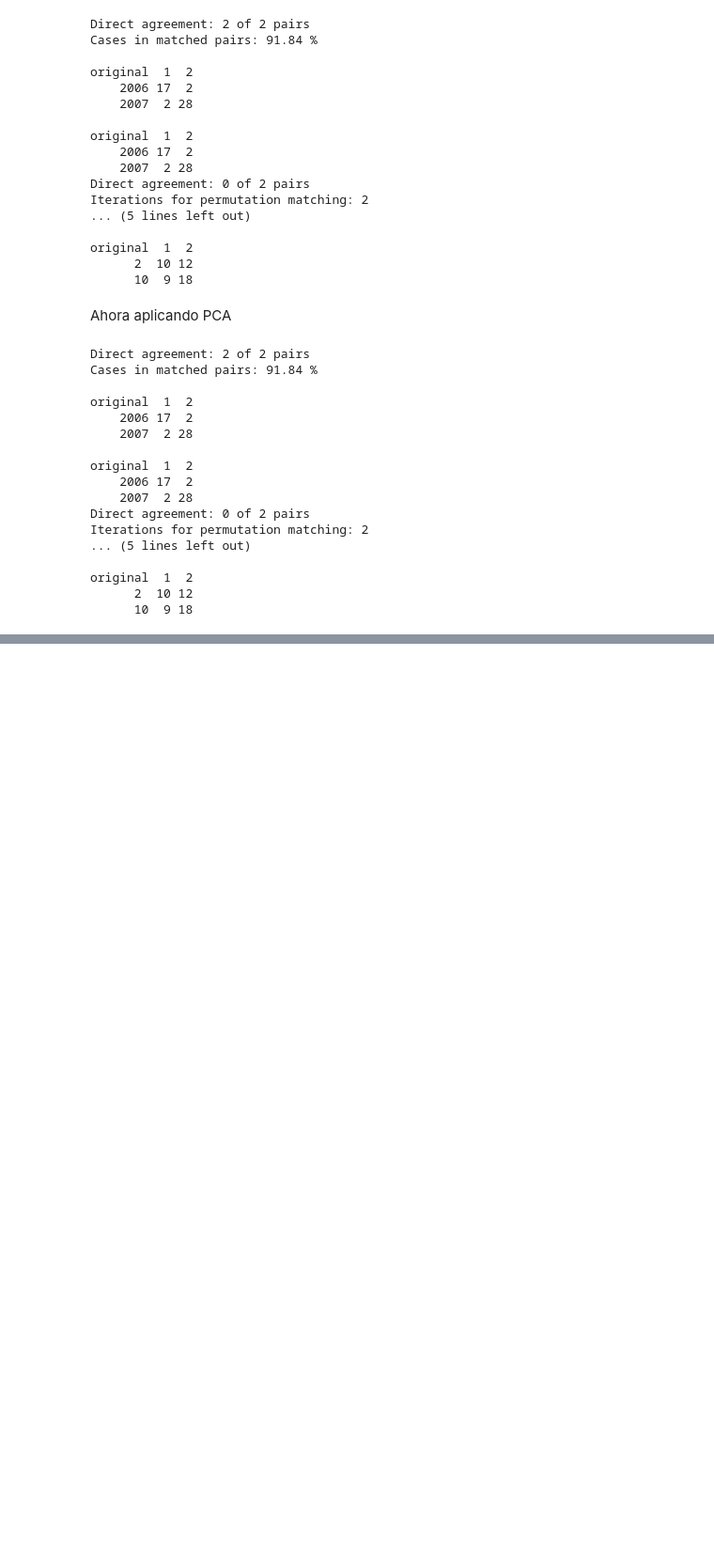
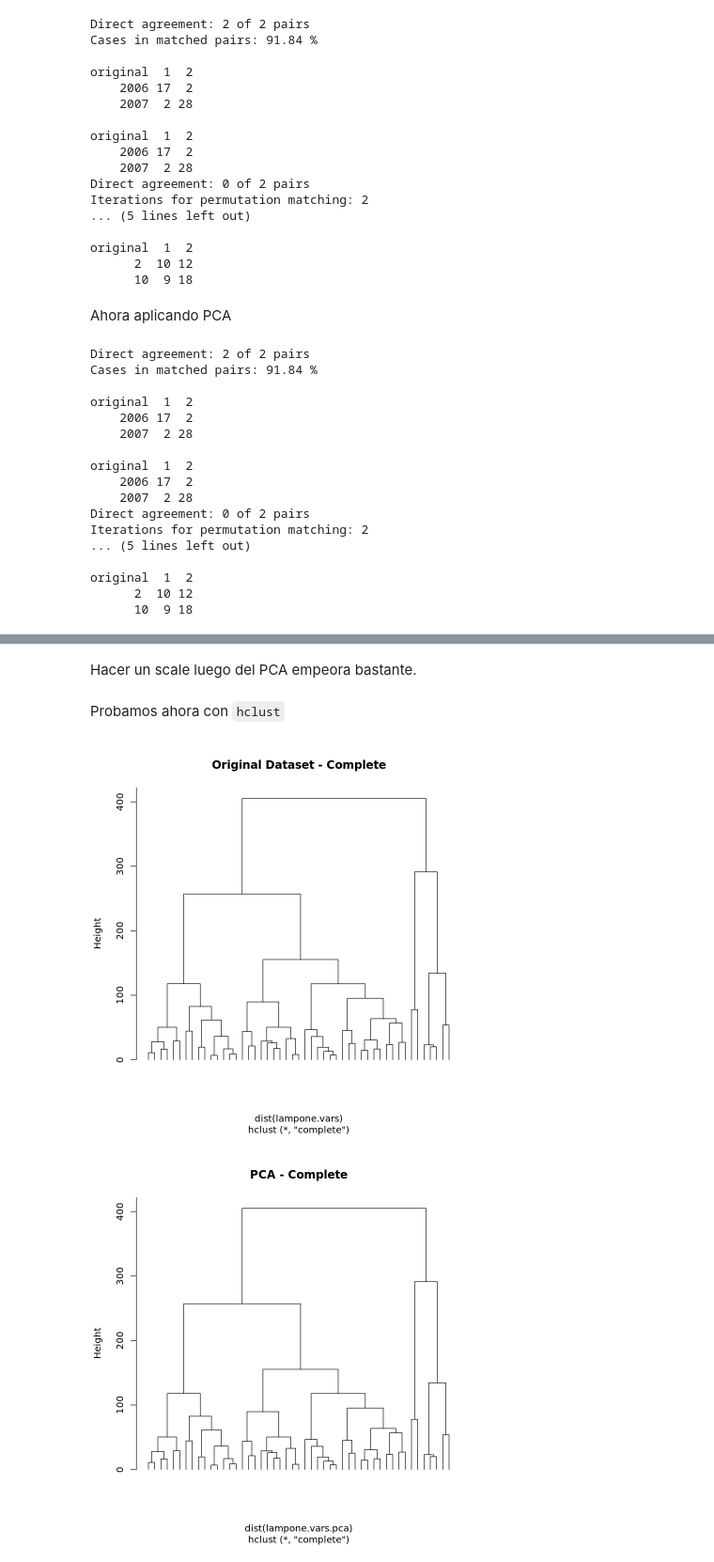
Before and after one commit to natimellino/mineria-de-datos, a Jupyter notebook: TP3.ipynb, the cells around one changed output, grey strips where cells are left out. Shown at 94% size. Saved outputs shown, nothing was run; the diff lists cells and outputs as text; code cells hidden in the pictures; blank space fills up the shorter version.

```diff
--- a/TP3.ipynb
+++ b/TP3.ipynb
@@ -238,3 +238,8 @@ Iterations for permutation matching: 2
 original  1  2
       2  10 12
       10  9 18
+# %%
+lampone.vars.pca.scaled <- scale(prcomp(lampone.vars, retx=TRUE)$x)
+lampone.vars.pca.scaled.km <- kmeans(lampone.vars.pca.scaled, cent=2)
+check.cluster(lampone.vars.pca.scaled.km, lampone[, 1])
+check.cluster(lampone.vars.pca.scaled.km, lampone[, 143])
@@ -240,0 +264,16 @@ original  1  2
+# %% [markdown]
+Hacer un scale luego del PCA empeora bastante.
+# %% [markdown]
+Probamos ahora con `hclust`
+# %%
+lampone.vars.hc <- hclust(dist(lampone.vars), method="complete")
+plot(lampone.vars.hc,  labels = FALSE, hang = -1, main = "Original Dataset - Complete")
+
+lampone.vars.pca.hc <- hclust(dist(lampone.vars.pca), method="complete")
+plot(lampone.vars.pca.hc,  labels = FALSE, hang = -1, main = "PCA - Complete")
+
+lampone.vars.pca.scaled.hc <- hclust(dist(lampone.vars.pca.scaled), method="complete")
+plot(lampone.vars.pca.scaled.hc,  labels = FALSE, hang = -1, main = "PCA Scaled - Complete")
+# %% [output]
+[figure, added]
+[figure, added]
```
Also changed, not shown: parts of 3 cells of this notebook.
